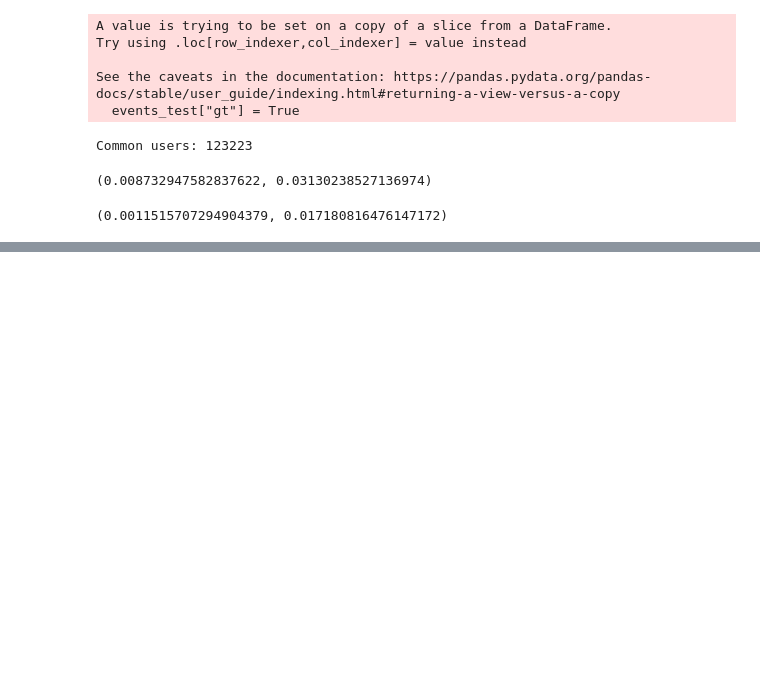
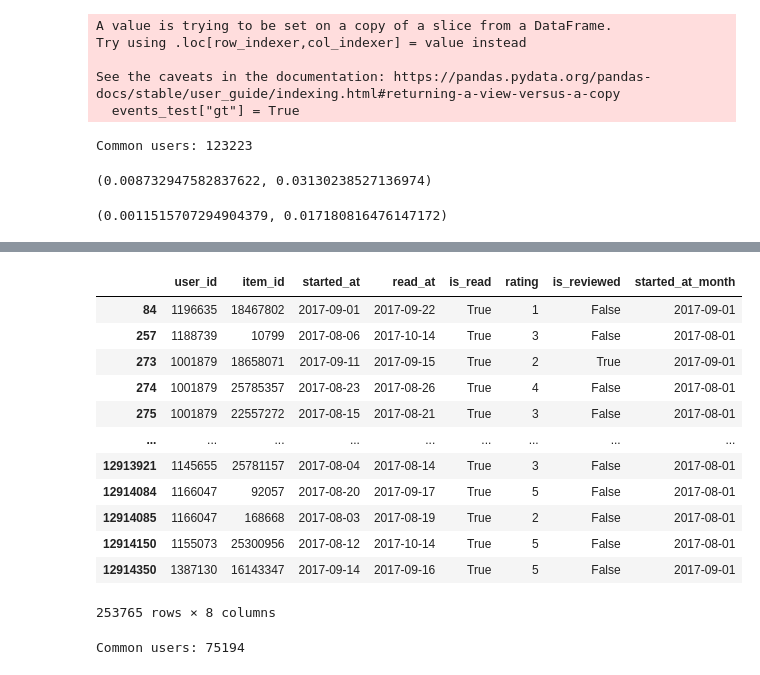
Before and after one commit to eleldar/mle-recsys-start, a Jupyter notebook: preprocessing.ipynb, the cells around one changed output, grey strips where cells are left out. Cells and saved outputs as stored; diff of their text form; code cells hidden in the pictures; blank space fills up the shorter version.

```diff
--- a/preprocessing.ipynb
+++ b/preprocessing.ipynb
@@ -1812,0 +2113,27 @@ Name: score, Length: 12660530, dtype: bool
+# %%
+import pandas as pd
+events = pd.read_parquet("events.par")
+
+train_test_global_time_split_date = pd.to_datetime("2017-08-01")
+
+events['started_at'] = pd.to_datetime(events.started_at)
+events['read_at'] = pd.to_datetime(events.read_at)
+
+train_test_global_time_split_idx = events["started_at"] < train_test_global_time_split_date
+events_train = events[train_test_global_time_split_idx]
+events_test = events[~train_test_global_time_split_idx]
+
+# задаём точку разбиения
+split_date_for_labels = pd.to_datetime("2017-09-15").date()
+
+split_date_for_labels_idx = events_test["started_at"].dt.date < split_date_for_labels
+events_labels = events_test[split_date_for_labels_idx].copy()
+events_test_2 = events_test[~split_date_for_labels_idx].copy()
+
+
+# оставляем только тех пользователей, что есть в тестовой выборке, для экономии ресурсов
+candidates_to_rank = (
+    candidates_to_rank[candidates_to_rank["user_id"]
+    .isin(events_test_2["user_id"].drop_duplicates())]
+)
+print(len(candidates_to_rank))
@@ -1812,0 +2262,16 @@ Name: score, Length: 12660530, dtype: bool
+# %%
+events_labels
+# %% [output]
+|  | user_id | item_id | started_at | read_at | is_read | rating | is_reviewed | started_at_month |
+| 84 | 1196635 | 18467802 | 2017-09-01 | 2017-09-22 | True | 1 | False | 2017-09-01 |
+| 257 | 1188739 | 10799 | 2017-08-06 | 2017-10-14 | True | 3 | False | 2017-08-01 |
+| 273 | 1001879 | 18658071 | 2017-09-11 | 2017-09-15 | True | 2 | True | 2017-09-01 |
+| 274 | 1001879 | 25785357 | 2017-08-23 | 2017-08-26 | True | 4 | False | 2017-08-01 |
+| 275 | 1001879 | 22557272 | 2017-08-15 | 2017-08-21 | True | 3 | False | 2017-08-01 |
+| ... | ... | ... | ... | ... | ... | ... | ... | ... |
+| 12913921 | 1145655 | 25781157 | 2017-08-04 | 2017-08-14 | True | 3 | False | 2017-08-01 |
+| 12914084 | 1166047 | 92057 | 2017-08-20 | 2017-09-17 | True | 5 | False | 2017-08-01 |
+| 12914085 | 1166047 | 168668 | 2017-08-03 | 2017-08-19 | True | 2 | False | 2017-08-01 |
+| 12914150 | 1155073 | 25300956 | 2017-08-12 | 2017-10-14 | True | 5 | False | 2017-08-01 |
+| 12914350 | 1387130 | 16143347 | 2017-09-14 | 2017-09-16 | True | 5 | False | 2017-09-01 |
+253765 rows × 8 columns
@@ -1812,0 +2317,9 @@ Name: score, Length: 12660530, dtype: bool
+# %%
+cb_events_recs_for_binary_metrics_5 = process_events_recs_for_binary_metrics(
+    events_inference,
+    events_test_2, # ваш код здесь #,
+    final_recommendations.rename(columns={"cb_score": "score"}),
+    top_k=5
+)
+# %% [output]
+Common users: 75194
```
Also changed, not shown: parts of 70 cells of this notebook, 1 other file.
